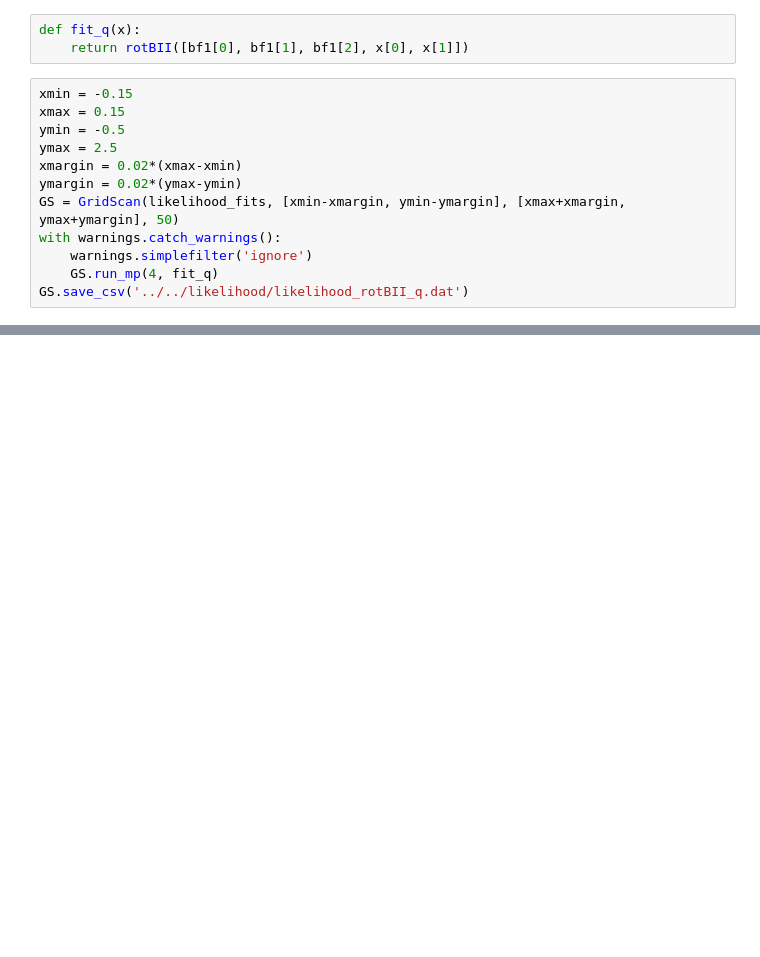
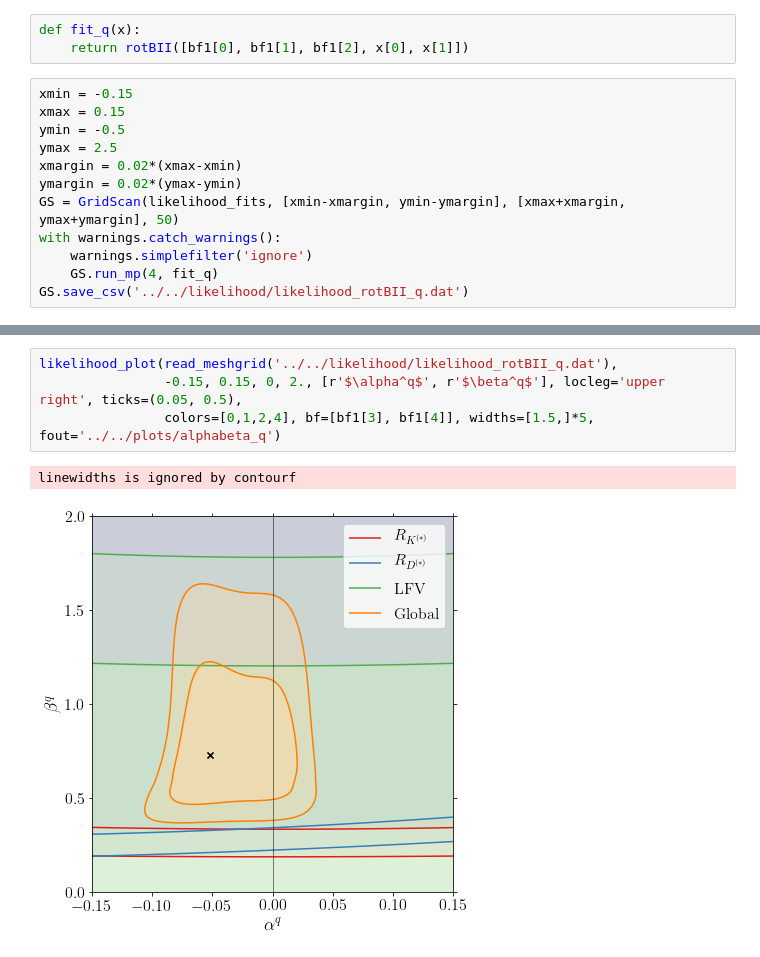
Before and after one commit to Jorge-Alda/SMEFT19, a Jupyter notebook: jupyter/PaperML/02_plotfits.ipynb, the cells around one changed output, grey strips where cells are left out. Saved outputs shown, nothing was run; the diff lists cells and outputs as text; blank space fills up the shorter version.

```diff
--- a/jupyter/PaperML/02_plotfits.ipynb
+++ b/jupyter/PaperML/02_plotfits.ipynb
@@ -43,0 +71,7 @@ GS.save_csv('../../likelihood/likelihood_rotBII_q.dat')
+# %%
+likelihood_plot(read_meshgrid('../../likelihood/likelihood_rotBII_q.dat'),
+                -0.15, 0.15, 0, 2., [r'$\alpha^q$', r'$\beta^q$'], locleg='upper right', ticks=(0.05, 0.5),
+                colors=[0,1,2,4], bf=[bf1[3], bf1[4]], widths=[1.5,]*5, fout='../../plots/alphabeta_q')
+# %% [output]
+linewidths is ignored by contourf
+[figure, added]
```
Also changed, not shown: parts of 4 cells of this notebook, 4 other files.
